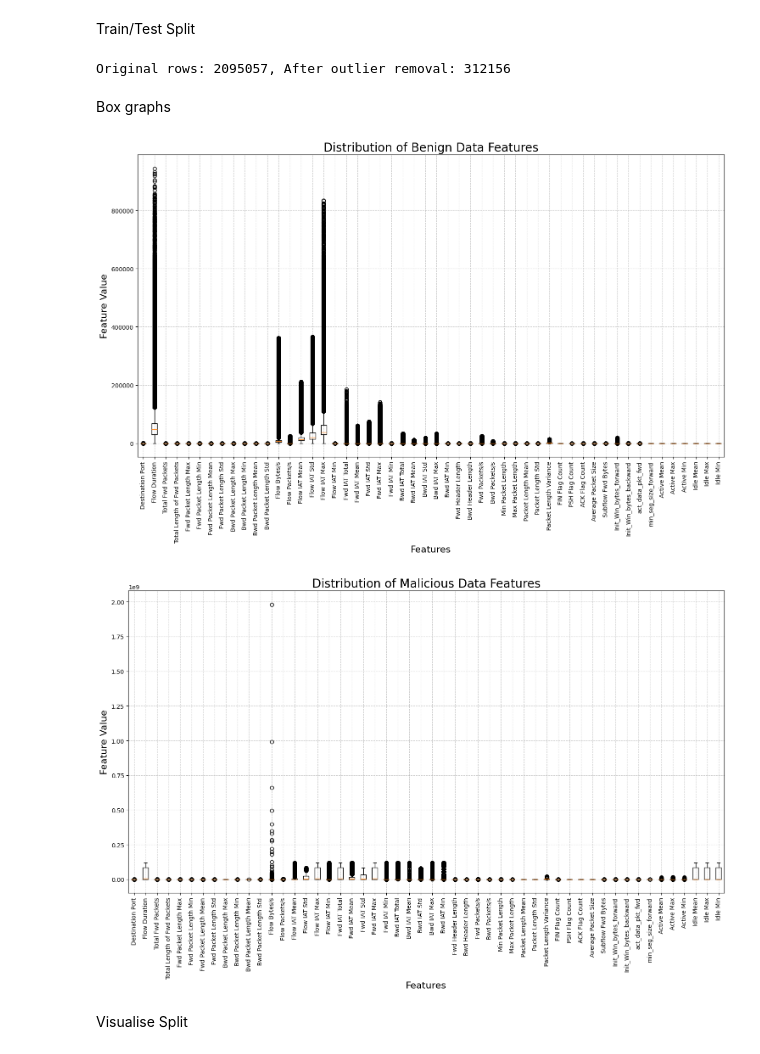
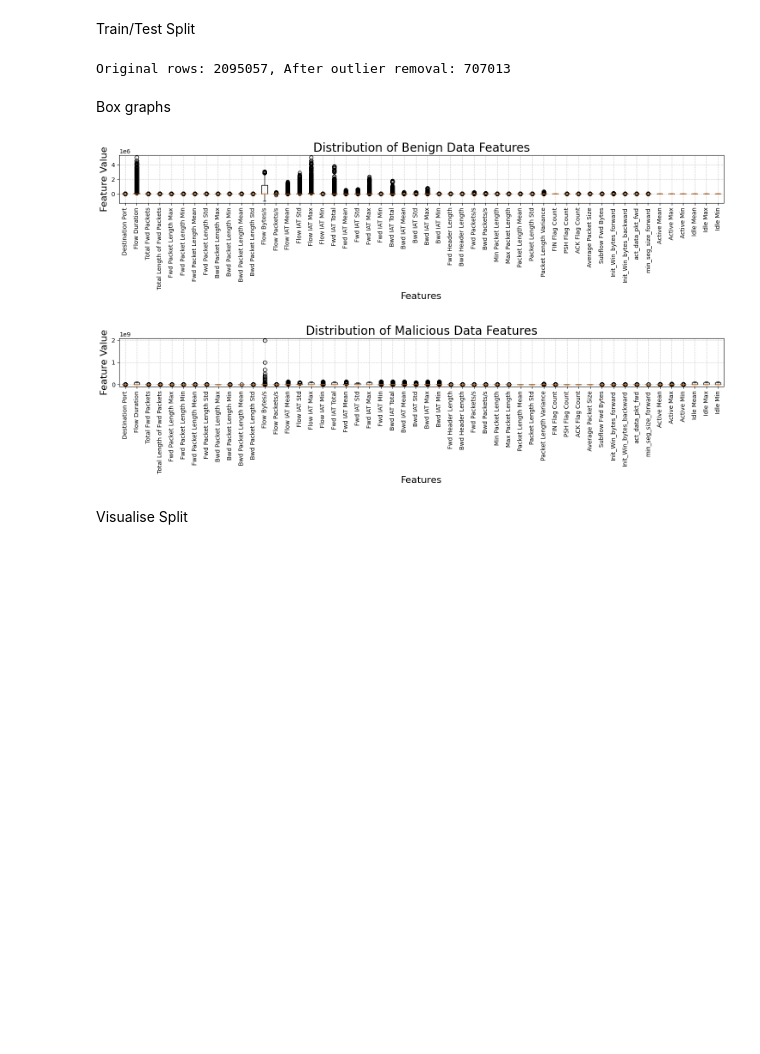
Before and after one commit to SianC7/LAIDS, a Jupyter notebook: Sian's_Autoencoder.ipynb, the cells around one changed output. Saved outputs shown, nothing was run; the diff lists cells and outputs as text; code cells hidden in the pictures; blank space fills up the shorter version.

```diff
--- a/Sian's_Autoencoder.ipynb
+++ b/Sian's_Autoencoder.ipynb
@@ -86,7 +86,7 @@ import pandas as pd
 benign_df = cicids2017_df[cicids2017_df['Attack Type'] == 0]
 malicious_df = cicids2017_df[cicids2017_df['Attack Type'] != 0]
 
-# Remove Benign outliers (TEST!!!)
+# ------ Remove Benign outliers (TEST!!!) ------------------------------------------------------------------------
 # Copy benign data without 'Attack Type' column for numeric processing
 benign_numeric = benign_df.select_dtypes(include=['number']).drop(columns=['Attack Type'], errors='ignore')
 # Compute Q1, Q3, and IQR
@@ -94,11 +94,13 @@ Q1 = benign_numeric.quantile(0.25)
 Q3 = benign_numeric.quantile(0.75)
 IQR = Q3 - Q1
 # Boolean mask: keep only rows where ALL features are within bounds
-mask = ~((benign_numeric < (Q1 - 1.5 * IQR)) | (benign_numeric > (Q3 + 1.5 * IQR))).any(axis=1)
+#mask = ~((benign_numeric < (Q1 - 12.0 * IQR)) | (benign_numeric > (Q3 + 12.0 * IQR))).any(axis=1) # Decide which rows to keep in the dataset by checking if they fall inside the “acceptable” value range for all numeric columns
+mask = ~((benign_numeric < (Q1 - 20.0 * IQR)) | (benign_numeric > (Q3 + 20.0 * IQR))).any(axis=1) # Decide which rows to keep in the dataset by checking if they fall inside the “acceptable” value range for all numeric columns
+
 # Apply mask to original DataFrame
 benign_df_no_outliers = benign_df[mask]
 print(f"Original rows: {len(benign_df)}, After outlier removal: {len(benign_df_no_outliers)}")
-
+# ----------------------------------------------------------------------------------------------------------------
 
 # Separate features (X) and labels (y) for benign data
 # X_benign = benign_df.drop('Attack Type', axis=1)
@@ -111,7 +113,8 @@ X_malicious = malicious_df.drop('Attack Type', axis=1)
 y_malicious = malicious_df['Attack Type']
 
 # Split Data
-X_temp, X_test, y_temp, y_test= train_test_split(X_benign, y_benign, test_size=0.3, random_state=42)
+X_temp, X_test, y_temp, y_test= train_test_split(X_benign, y_benign, test_size=0.2, random_state=42)
+X_train, X_val, y_train, y_val = train_test_split(X_temp, y_temp, test_size=0.15, random_state=42)
 X_train, X_val, y_train, y_val = train_test_split(X_temp, y_temp, test_size=0.15, random_state=42)
 
 # Create test set
@@ -123,41 +126,41 @@ X_train, y_train = shuffle(X_train, y_train, random_state=42)
 X_val, y_val = shuffle(X_val, y_val, random_state=42)
 X_test, y_test = shuffle(X_test, y_test, random_state=42)
 # %% [output]
-Original rows: 2095057, After outlier removal: 312156
+Original rows: 2095057, After outlier removal: 707013
 # %% [markdown]
 Box graphs
 # %%
 import numpy as np
 import pandas as pd
 import matplotlib.pyplot as plt
 
 
 # Create the first figure for benign data
-plt.figure(figsize=(15, 8))
+plt.figure(figsize=(15, 4))
 plt.boxplot(X_benign)
 plt.title('Distribution of Benign Data Features', fontsize=20)
 plt.ylabel('Feature Value', fontsize=16)
 plt.xlabel('Features', fontsize=16)
 feature_names = X_benign.columns.tolist()
 plt.xticks(range(1, len(feature_names) + 1), feature_names, rotation=90)  # start at 1
 plt.grid(True, linestyle='--', alpha=0.6)
 plt.tight_layout()
 plt.show()
 
 # Create the second figure for malicious data
-plt.figure(figsize=(15, 8)) # Adjust figure size as needed
+plt.figure(figsize=(15, 4)) # Adjust figure size as needed
 plt.boxplot(X_malicious)
 plt.title('Distribution of Malicious Data Features', fontsize=20)
 plt.ylabel('Feature Value', fontsize=16)
 plt.xlabel('Features', fontsize=16)
 feature_names = X_benign.columns.tolist()
 plt.xticks(range(1, len(feature_names) + 1), feature_names, rotation=90)  # start at 1
 plt.grid(True, linestyle='--', alpha=0.6)
 plt.tight_layout()
 plt.show()
 # %% [output]
-[figure, old version]
+[figure, new version]
-[figure, old version]
+[figure, new version]
 # %% [markdown]
 Visualise Split
 # %%
```
Also changed, not shown: parts of 19 cells of this notebook.
